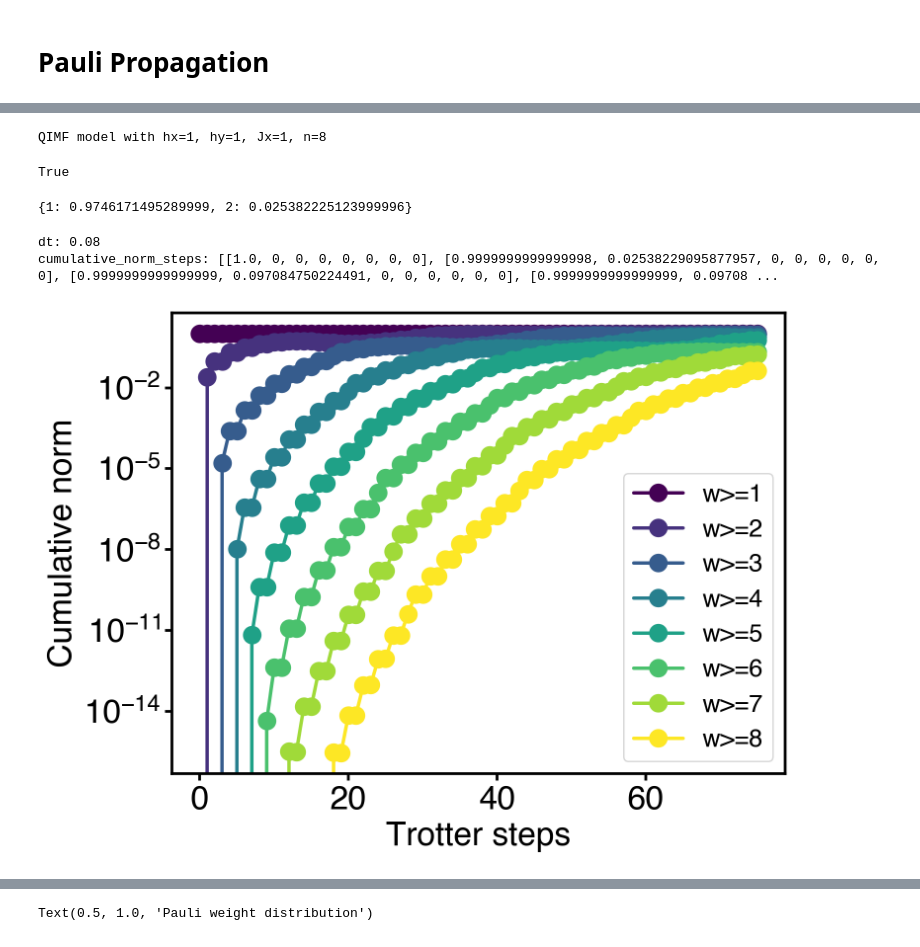
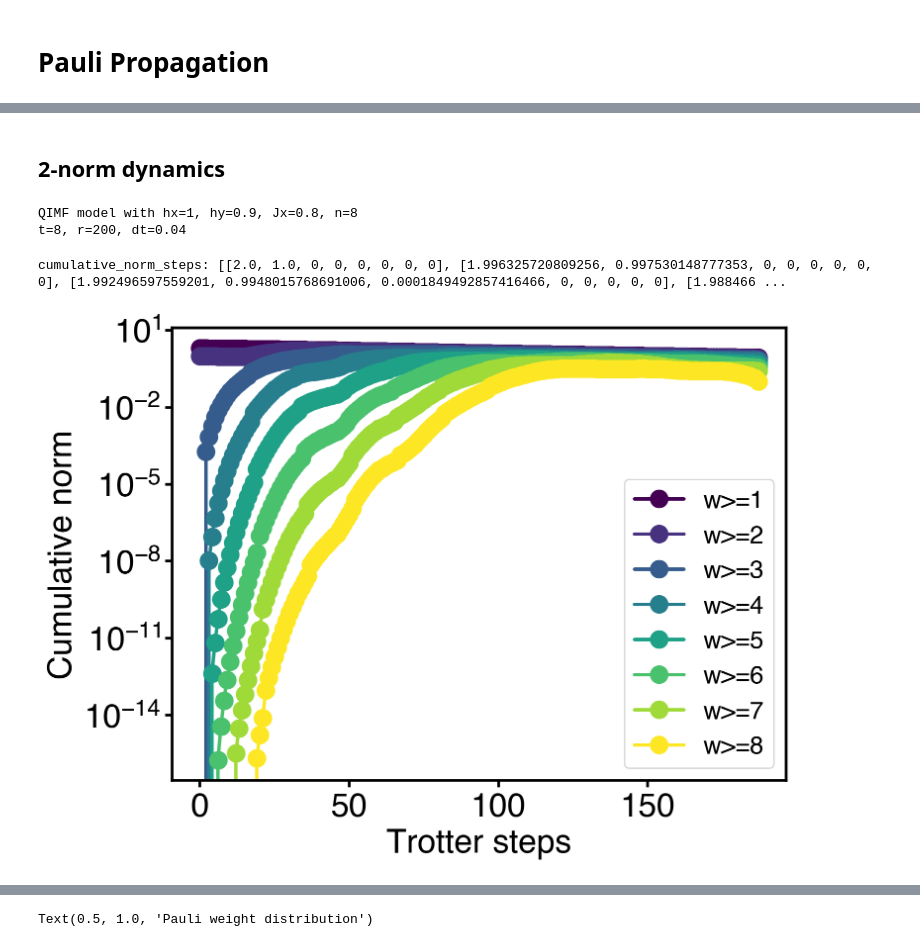
Before and after one commit to Jue-Xu/Pauli-Propagation-Hamiltonian-Expectation, a Jupyter notebook: low_weight_pauli_propagation.ipynb, the cells around one changed output, grey strips where cells are left out. Cells and saved outputs as stored; diff of their text form; code cells hidden in the pictures.

Commit message:
low weight contribution

```diff
--- a/low_weight_pauli_propagation.ipynb
+++ b/low_weight_pauli_propagation.ipynb
@@ -62,10 +20,12 @@ Pauli rotation: SparsePauliOp(['XX', 'YX'],
+# %% [markdown]
+## 2-norm dynamics
 # %%
 # n = 10
 n = 8
 # t_num = 50
-t_num = 100
+t_num = 200
 t = n
-hx, hy, Jx = 1, 1, 1
+hx, hy, Jx = 1, 0.9, 0.8
 print(f'QIMF model with hx={hx}, hy={hy}, Jx={Jx}, n={n}')
 # qimf = Nearest_Neighbour_1d(n, hx=hx, hy=hy, Jx=Jx, pbc=False)
 qimf = Nearest_Neighbour_1d(n, hy=hy, Jx=Jx, pbc=False)
@@ -73,37 +33,28 @@ H_list = qimf.ham_par
 
 r = t_num
 dt = t/r
+print(f't={t}, r={r}, dt={dt}')
 U_dt_ideal = expH(sum(H_list), dt, use_jax=False)
 U_dt_appro = pf(H_list, dt, 1, 1)
+init_state_str = '0'*n
+# init_state_str = '10'*(n//2)
+init_state = Statevector.from_label(init_state_str).data
 
-z1 = SparsePauliOp('I'*(n-1)+'Z', 1)
+# z1 = SparsePauliOp('I'*(n-1)+'Z', 1)
+# z1 = SparsePauliOp('I'*(n-2)+'ZZ', 1) + SparsePauliOp('I'*(n-1)+'Z', 1) + SparsePauliOp('I'*(n-3)+'XXZ', 1)
+# z1 = SparsePauliOp('I'*(n-2)+'ZZ', 1) + SparsePauliOp('I'*(n-1)+'Z', 1)
+z1 = SparsePauliOp('I'*(n-2)+'XX', 1) + SparsePauliOp('I'*(n-1)+'X', 1)
 commutator(qimf.ham[0], qimf.ham[3]).simplify().equiv(SparsePauliOp(['I'*n], coeffs=[0.+0.j]))
+
+ideal_expvals = [expect_value(z1.to_matrix(), matrix_power(U_dt_ideal, i)@init_state) for i in range(r)]
 # %% [output]
-QIMF model with hx=1, hy=1, Jx=1, n=8
+QIMF model with hx=1, hy=0.9, Jx=0.8, n=8
+t=8, r=200, dt=0.04
-True
-# %%
-# given a SparsePauliOp, return a list of the sum of square of coefficients of every weight of Pauli operators
-def pauli_weight_norm(spo):
-    """
-    Calculate the norm of each weight of Pauli operators in a SparsePauliOp.
-    """
-    weight_norm = {}
-    for pauli, coeff in zip(spo.paulis, spo.coeffs):
-        # print(pauli, coeff)
-        weight = sum([1 for c in pauli if str(c) != 'I'])
-        # print(weight)
-        if weight not in weight_norm:
-            weight_norm[weight] = 0
-        weight_norm[weight] += abs(coeff)**2
-    return weight_norm
-
-pauli_weight_norm(SparsePauliOp(['IIIIIIIZ', 'IIIIIIXY'], coeffs=[0.987227+0.j, 0.159318-0.j]))
-# %% [output]
-{1: 0.9746171495289999, 2: 0.025382225123999996}
 # %%
-print('dt:', dt)
+c, s = math.cos(dt*2), math.sin(dt*2)
+
 evo_ob = [z1]
-for i in range(40):
+for i in range(r):
     for g in list(qimf.ham):
         # print(g)
         temp = []
@@ -113,7 +64,8 @@ for i in range(40):
                 # print(item, g)
                 temp.append(item)
             else:
-                branch = math.cos(dt*2)*item + 1j*math.sin(dt*2)*g@item
+                branch = pauli_rotation_evo(g, dt, item, coeffs=[c,s])
+                # branch = c*item + 1j*s*g@item
                 temp.append(branch)
         ob_g = sum(temp).simplify()
         # temp_step.append(ob_g)
@@ -122,39 +74,40 @@ for i in range(40):
 # print('evo_ob:', evo_ob)
 
 data_distribution = []
-for item in evo_ob[::n]:
+exp_vals = []
+for item in evo_ob[::2*n]:
     weight_norm_dict = pauli_weight_norm(item)
     # print(len(list(item)), weight_norm_dict)
     data_distribution.append(weight_norm_dict)
+
 
 cumulative_norm_steps = []
 for i, item in enumerate(data_distribution):
     temp_step = []
     # print(item)
     for w in range(1, n+1):
         temp_sum = 0
         for k in range(w, n+1):
             if k in item:
                 # print('k', k, item[k])
                 temp_sum += item[k]
         # print('sum',temp_sum)
         temp_step.append(temp_sum)
         # print(item, temp_step)
     cumulative_norm_steps.append(temp_step)
 print('cumulative_norm_steps:', cumulative_norm_steps)
 
 fig, ax = plt.subplots()
 colors = plt.cm.viridis(np.linspace(0, 1, len(cumulative_norm_steps[0])))
 ax.set_prop_cycle(color=colors)
 for w in range(len(cumulative_norm_steps[0])):
     ax.plot(range(len(cumulative_norm_steps)), np.array(cumulative_norm_steps)[:,w], label=f'w>={w+1}', marker='o')
 ax.set_xlabel(fr'Trotter steps')
 ax.set_ylabel(rf'Cumulative norm')
 # ax.set_title('Cumulative norm of Pauli operators at each step')
 ax.set_yscale('log')
 ax.legend()
 fig.savefig(f'{fig_dir}/cumulative_norm_steps.pdf', bbox_inches='tight')
 # %% [output]
-dt: 0.08
-cumulative_norm_steps: [[1.0, 0, 0, 0, 0, 0, 0, 0], [0.9999999999999998, 0.02538229095877957, 0, 0, 0, 0, 0, 0], [0.9999999999999999, 0.097084750224491, 0, 0, 0, 0, 0, 0], [0.9999999999999999, 0.09708 ...
+cumulative_norm_steps: [[2.0, 1.0, 0, 0, 0, 0, 0, 0], [1.996325720809256, 0.997530148777353, 0, 0, 0, 0, 0, 0], [1.992496597559201, 0.9948015768691006, 0.0001849492857416466, 0, 0, 0, 0, 0], [1.988466 ...
-[figure, old version]
+[figure, new version]
```
Also changed, not shown: parts of 13 cells of this notebook, 7 other files.
